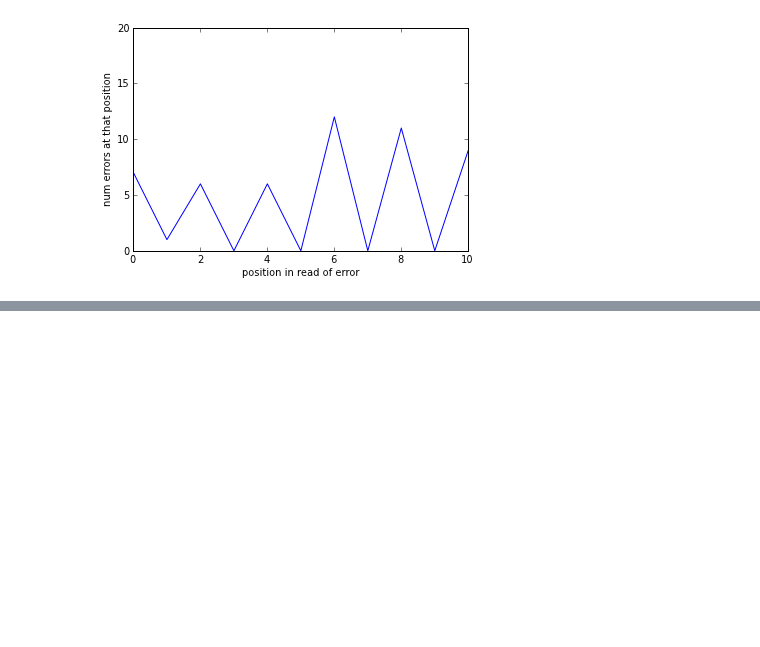
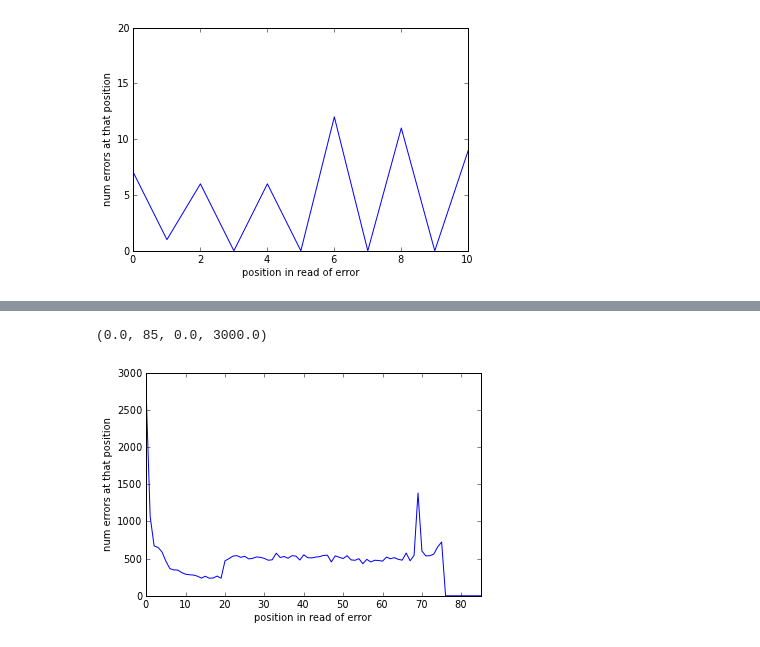
Before and after one commit to ctb/2015-03-msu-repro, a Jupyter notebook: figures.ipynb, the cells around one changed output, grey strips where cells are left out. Drawn from its saved outputs; the diff is of its cells as text; code cells hidden in the pictures; blank space fills up the shorter version.

```diff
--- a/figures.ipynb
+++ b/figures.ipynb
@@ -22,0 +36,10 @@ savefig('figure1.pdf')
+# %%
+rseq_hist = numpy.loadtxt('rseq-errors.hist')
+plot(rseq_hist[:,0], rseq_hist[:,1])
+#axis(xmax=10)
+xlabel('position in read of error')
+ylabel('num errors at that position')
+axis(xmax=85)
+# %% [output]
+(0.0, 85, 0.0, 3000.0)
+[figure, added]
```
Also changed, not shown: parts of 2 cells of this notebook, 2 other files.
